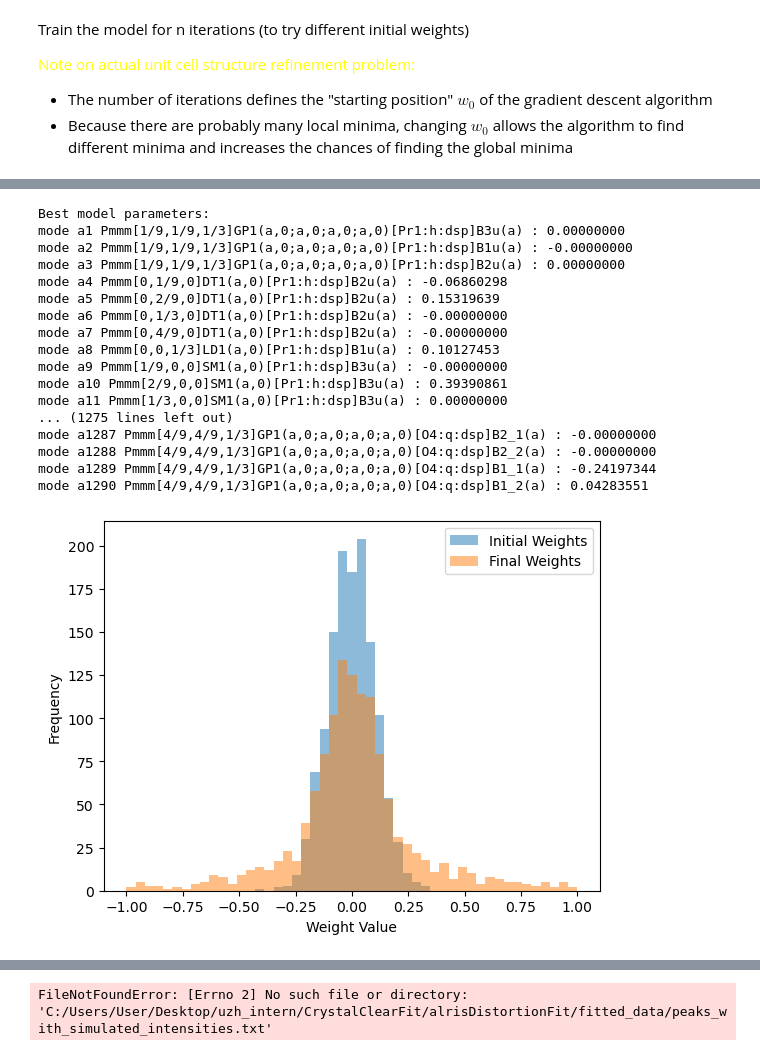
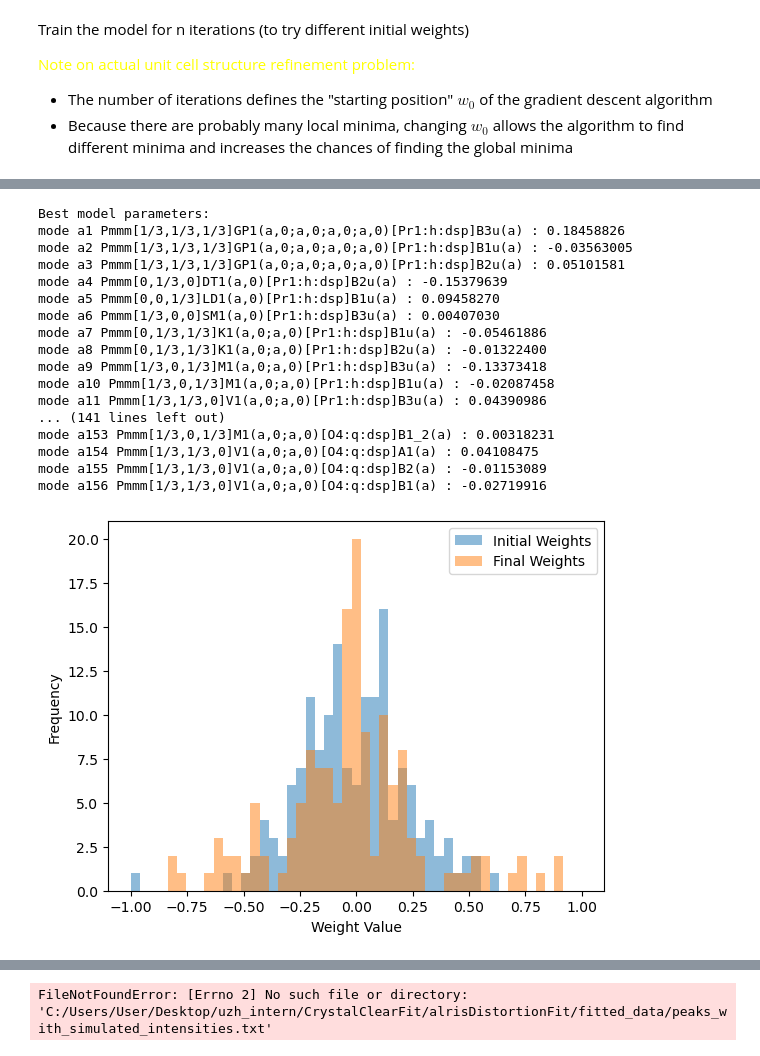
Before and after one commit to bleubreeymeow/alrisDistortionFit, a Jupyter notebook: PBCO/PBCO_1_3/1_3_gradient_descent.ipynb, the cells around one changed output, grey strips where cells are left out. Drawn from its saved outputs; the diff is of its cells as text; code cells hidden in the pictures.

```diff
--- a/PBCO/PBCO_1_3/1_3_gradient_descent.ipynb
+++ b/PBCO/PBCO_1_3/1_3_gradient_descent.ipynb
@@ -27,7 +27,7 @@ def log10(x):
   denominator = tf.math.log(tf.constant(10, dtype=numerator.dtype))
   return numerator / denominator
 # %%
-experimental_data = pd.read_csv('C:/Users/User/Desktop/uzh_intern/alrisDistortionFit/PBCO/raw_data/LOGcombined_peaks.csv')
+experimental_data = pd.read_csv('C:/Users/User/Desktop/uzh_intern/alrisDistortionFit/PBCO/PBCO_1_3/raw_data/1_3_LOGcombined_peaks.csv')
 hkl_list = experimental_data[["h", "k", "l"]].values.tolist()
 hkl_list = tf.convert_to_tensor(hkl_list, dtype=tf.float32)
 
@@ -148,7 +148,7 @@ class FunAsLayer(tf.keras.layers.Layer):
         self.matrix = matrix
 
     def build(self, input_shape):
-        self.param = self.add_weight(name='param', shape=(1290,), initializer=tf.keras.initializers.RandomNormal(mean=0.0, stddev=0.1, seed=1), trainable=True)
+        self.param = self.add_weight(name='param', shape=(156,), initializer=tf.keras.initializers.RandomNormal(mean=0.0, stddev=0.25, seed=1), trainable=True)
         super().build(input_shape)
 
     def call(self, inputs):
@@ -356,5 +354,5 @@ r_factor: 0.8036050796508789
 # %%
-mode_names = pd.read_csv('C:/Users/User/Desktop/uzh_intern/alrisDistortionFit/PBCO/new_PBCO_fit/displacivemode_names.txt' , delim_whitespace=True, header=None)
+mode_names = pd.read_csv('C:/Users/User/Desktop/uzh_intern/alrisDistortionFit/PBCO/PBCO_1_3/displacive_mode_names.txt' , delim_whitespace=True, header=None)
 mode_names = mode_names.values.tolist()
 mode_names = pd.DataFrame(mode_names)
 
@@ -362,34 +360,34 @@ max_mode_amps = np.array([5.6,6.36,5.6,11.19,11.19,12.73,11.19,12.73,11.19,11.19
 
 # Print the best model parameters
 print("Best model parameters:")
 for i, par in enumerate(best_model_pars):
     print(f"mode a{i+1} {mode_names.iloc[i, 1]} : {par.numpy()/max_mode_amps[i]:.8f}")
 
 plt.hist(initial_weights, bins=np.linspace(-1 , 1 , 50), alpha=0.5, label='Initial Weights')
 plt.hist(final_weights, bins=np.linspace(-1 , 1 , 50), alpha=0.5, label='Final Weights')
 plt.xlabel('Weight Value')
 plt.ylabel('Frequency')
 plt.legend()
 plt.show()
 # %% [output]
 Best model parameters:
-mode a1 Pmmm[1/9,1/9,1/3]GP1(a,0;a,0;a,0;a,0)[Pr1:h:dsp]B3u(a) : 0.00000000
-mode a2 Pmmm[1/9,1/9,1/3]GP1(a,0;a,0;a,0;a,0)[Pr1:h:dsp]B1u(a) : -0.00000000
-mode a3 Pmmm[1/9,1/9,1/3]GP1(a,0;a,0;a,0;a,0)[Pr1:h:dsp]B2u(a) : 0.00000000
-mode a4 Pmmm[0,1/9,0]DT1(a,0)[Pr1:h:dsp]B2u(a) : -0.06860298
-mode a5 Pmmm[0,2/9,0]DT1(a,0)[Pr1:h:dsp]B2u(a) : 0.15319639
-mode a6 Pmmm[0,1/3,0]DT1(a,0)[Pr1:h:dsp]B2u(a) : -0.00000000
-mode a7 Pmmm[0,4/9,0]DT1(a,0)[Pr1:h:dsp]B2u(a) : -0.00000000
-mode a8 Pmmm[0,0,1/3]LD1(a,0)[Pr1:h:dsp]B1u(a) : 0.10127453
-mode a9 Pmmm[1/9,0,0]SM1(a,0)[Pr1:h:dsp]B3u(a) : -0.00000000
-mode a10 Pmmm[2/9,0,0]SM1(a,0)[Pr1:h:dsp]B3u(a) : 0.39390861
-mode a11 Pmmm[1/3,0,0]SM1(a,0)[Pr1:h:dsp]B3u(a) : 0.00000000
-... (1275 lines left out)
-mode a1287 Pmmm[4/9,4/9,1/3]GP1(a,0;a,0;a,0;a,0)[O4:q:dsp]B2_1(a) : -0.00000000
-mode a1288 Pmmm[4/9,4/9,1/3]GP1(a,0;a,0;a,0;a,0)[O4:q:dsp]B2_2(a) : -0.00000000
-mode a1289 Pmmm[4/9,4/9,1/3]GP1(a,0;a,0;a,0;a,0)[O4:q:dsp]B1_1(a) : -0.24197344
-mode a1290 Pmmm[4/9,4/9,1/3]GP1(a,0;a,0;a,0;a,0)[O4:q:dsp]B1_2(a) : 0.04283551
+mode a1 Pmmm[1/3,1/3,1/3]GP1(a,0;a,0;a,0;a,0)[Pr1:h:dsp]B3u(a) : 0.18458826
+mode a2 Pmmm[1/3,1/3,1/3]GP1(a,0;a,0;a,0;a,0)[Pr1:h:dsp]B1u(a) : -0.03563005
+mode a3 Pmmm[1/3,1/3,1/3]GP1(a,0;a,0;a,0;a,0)[Pr1:h:dsp]B2u(a) : 0.05101581
+mode a4 Pmmm[0,1/3,0]DT1(a,0)[Pr1:h:dsp]B2u(a) : -0.15379639
+mode a5 Pmmm[0,0,1/3]LD1(a,0)[Pr1:h:dsp]B1u(a) : 0.09458270
+mode a6 Pmmm[1/3,0,0]SM1(a,0)[Pr1:h:dsp]B3u(a) : 0.00407030
+mode a7 Pmmm[0,1/3,1/3]K1(a,0;a,0)[Pr1:h:dsp]B1u(a) : -0.05461886
+mode a8 Pmmm[0,1/3,1/3]K1(a,0;a,0)[Pr1:h:dsp]B2u(a) : -0.01322400
+mode a9 Pmmm[1/3,0,1/3]M1(a,0;a,0)[Pr1:h:dsp]B3u(a) : -0.13373418
+mode a10 Pmmm[1/3,0,1/3]M1(a,0;a,0)[Pr1:h:dsp]B1u(a) : -0.02087458
+mode a11 Pmmm[1/3,1/3,0]V1(a,0;a,0)[Pr1:h:dsp]B3u(a) : 0.04390986
+... (141 lines left out)
+mode a153 Pmmm[1/3,0,1/3]M1(a,0;a,0)[O4:q:dsp]B1_2(a) : 0.00318231
+mode a154 Pmmm[1/3,1/3,0]V1(a,0;a,0)[O4:q:dsp]A1(a) : 0.04108475
+mode a155 Pmmm[1/3,1/3,0]V1(a,0;a,0)[O4:q:dsp]B2(a) : -0.01153089
+mode a156 Pmmm[1/3,1/3,0]V1(a,0;a,0)[O4:q:dsp]B1(a) : -0.02719916
-[figure, old version]
+[figure, new version]
 # %%
 
 def alris_r_factor(data):
```
Also changed, not shown: parts of 4 cells of this notebook, 5 other files.
